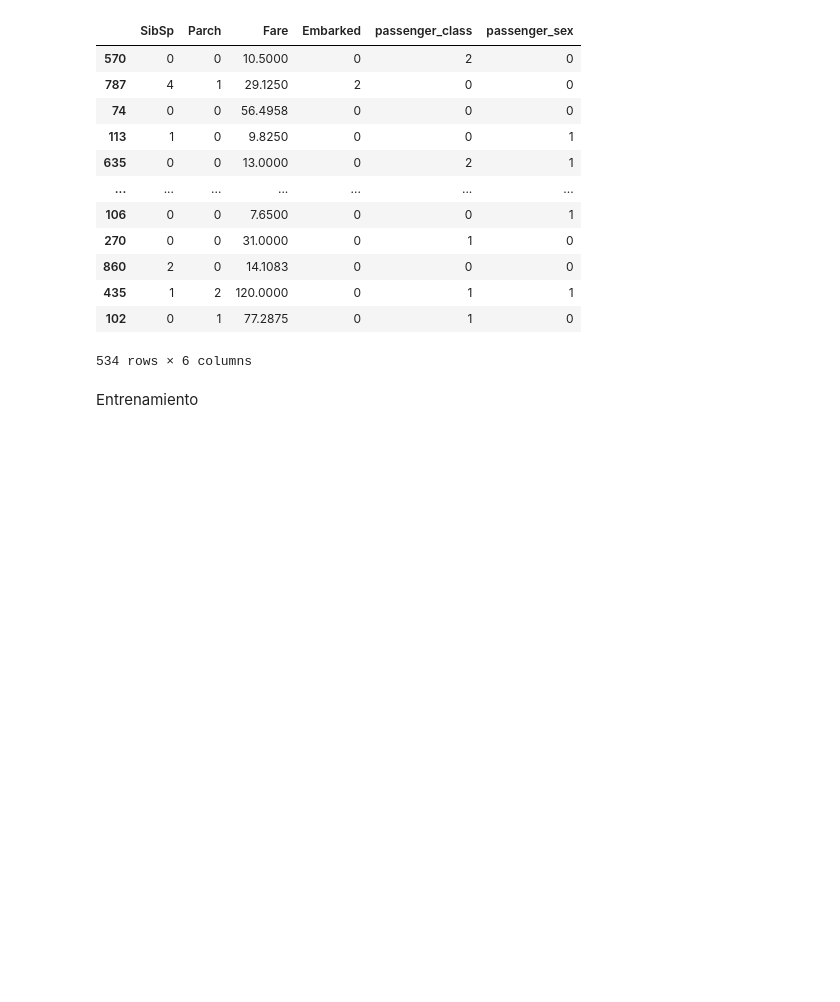
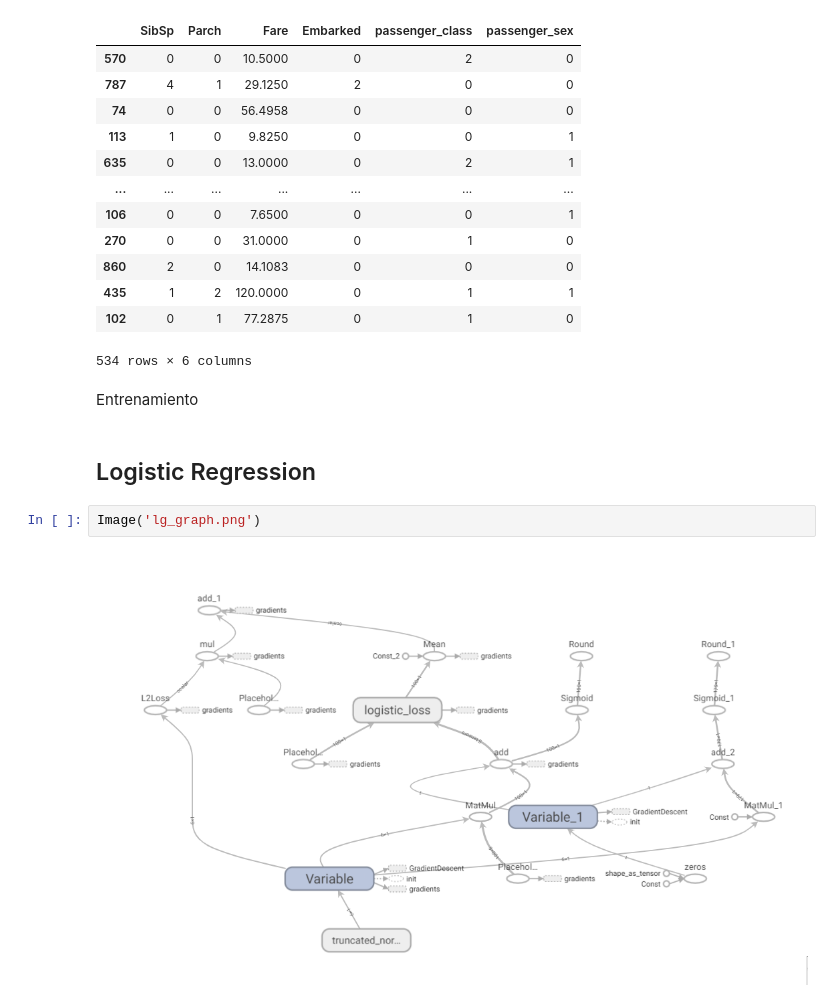
Before and after one commit to ricardojmv85/StatisticalLearning, a Jupyter notebook: proyecto/Proyecto.ipynb, the cells around one changed output. Drawn from its saved outputs; the diff is of its cells as text; blank space fills up the shorter version.

```diff
--- a/proyecto/Proyecto.ipynb
+++ b/proyecto/Proyecto.ipynb
@@ -222,6 +209,12 @@ X_train
 534 rows × 6 columns
 # %% [markdown]
 Entrenamiento
+# %% [markdown]
+## Logistic Regression
+# %%
+Image('lg_graph.png')
+# %% [output]
+[figure, added]
 # %%
 class NaiveModel():
     def __init__(self):
```
Also changed, not shown: parts of 10 cells of this notebook, 16 other files.
